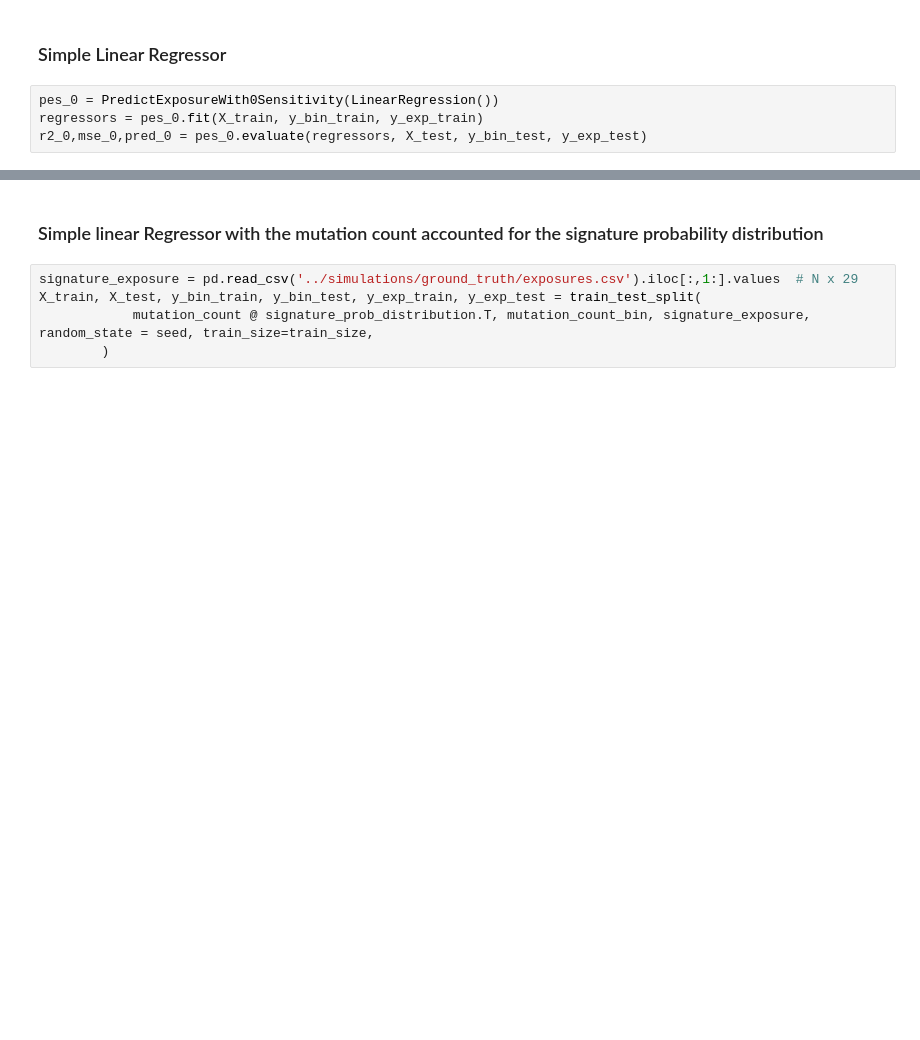
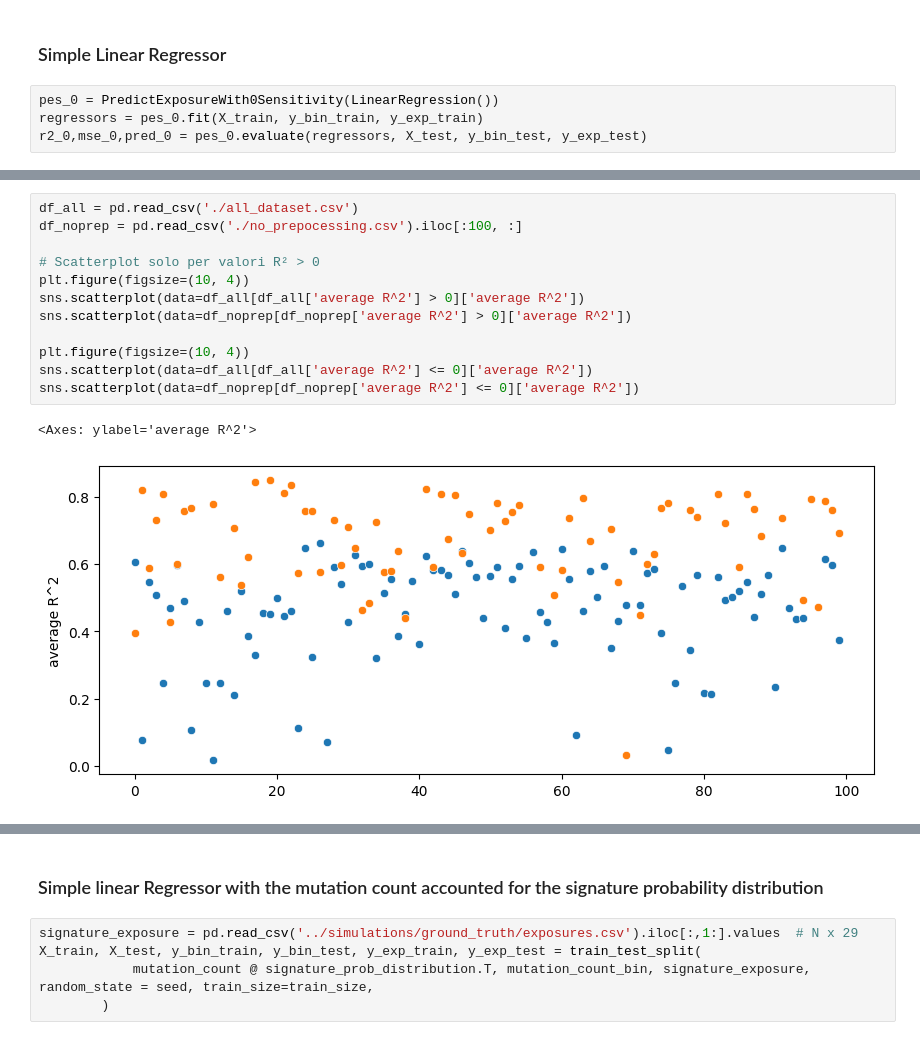
Before and after one commit to MassimoZarantonello2/SignatureInference, a Jupyter notebook: scripts/predict_exposure_values.ipynb, the cells around one changed output, grey strips where cells are left out. Drawn from its saved outputs; the diff is of its cells as text; blank space fills up the shorter version.

```diff
--- a/scripts/predict_exposure_values.ipynb
+++ b/scripts/predict_exposure_values.ipynb
@@ -180,0 +239,15 @@ n-valori tra 0.5 e 1 212
+# %%
+df_all = pd.read_csv('./all_dataset.csv')
+df_noprep = pd.read_csv('./no_prepocessing.csv').iloc[:100, :]
+
+# Scatterplot solo per valori R² > 0
+plt.figure(figsize=(10, 4))
+sns.scatterplot(data=df_all[df_all['average R^2'] > 0]['average R^2'])
+sns.scatterplot(data=df_noprep[df_noprep['average R^2'] > 0]['average R^2'])
+
+plt.figure(figsize=(10, 4))
+sns.scatterplot(data=df_all[df_all['average R^2'] <= 0]['average R^2'])
+sns.scatterplot(data=df_noprep[df_noprep['average R^2'] <= 0]['average R^2'])
+# %% [output]
+<Axes: ylabel='average R^2'>
+[figure, added]
```
Also changed, not shown: parts of 20 cells of this notebook, 5 other files.
